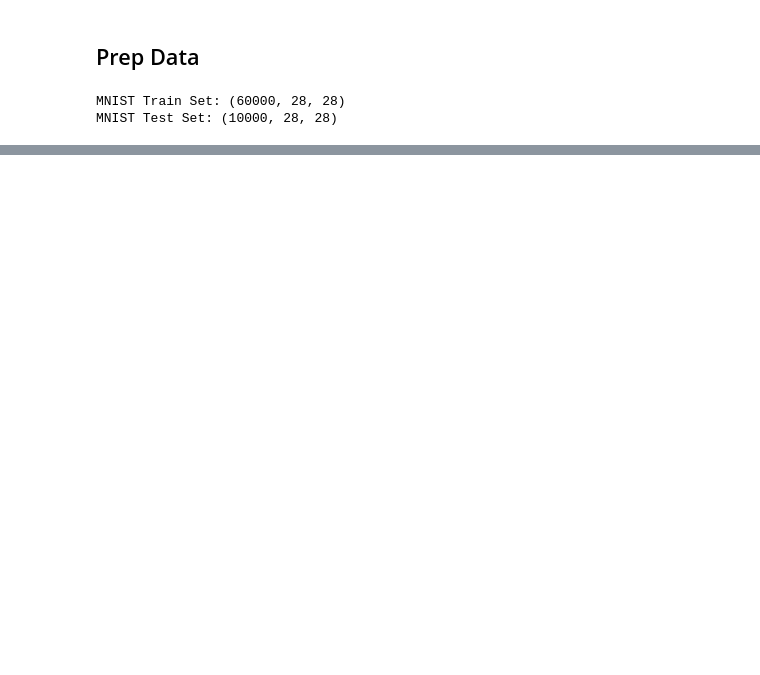
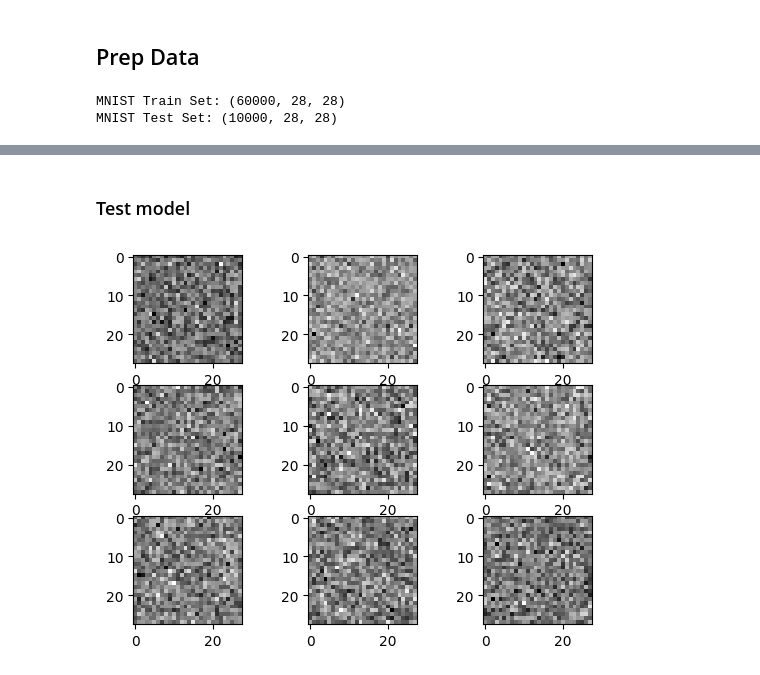
Before and after one commit to vijaygkd/gan, a Jupyter notebook: notebooks/train.ipynb, the cells around one changed output, grey strips where cells are left out. Cells and saved outputs as stored; diff of their text form; code cells hidden in the pictures; blank space fills up the shorter version.

```diff
--- a/notebooks/train.ipynb
+++ b/notebooks/train.ipynb
@@ -80,0 +87,7 @@ all_digits[:10].shape
+# %%
+gan_model = GAN()
+gan_model.compile(
+    d_optimizer=Adam(learning_rate=3e-4),
+    g_optimizer=Adam(learning_rate=3e-4),
+    loss_fn=BinaryCrossentropy(),
+)
@@ -81,3 +96,3 @@ all_digits[:10].shape
 # %%
-gan_model.fit(dataset.take(100), epochs=10, batch_size=16)
+gan_model.fit(dataset, epochs=20, batch_size=64)
 # %% [output]
@@ -104,3 +116 @@ Epoch 10/10
 <keras.callbacks.History at 0x...>
-# %%
-gan_model.fit(dataset.take(100), epochs=10, batch_size=16)
@@ -128,0 +117,9 @@ Epoch 10/10
+# %% [markdown]
+### Test model
+# %%
+noise = gan_model.sample_random_noise(9)
+# %%
+image_noise = noise.numpy().reshape(9, 28, 28)
+plot_mnist_data(image_noise + 255)
+# %% [output]
+[figure, added]
```
Also changed, not shown: parts of 13 cells of this notebook, 1 other file.
